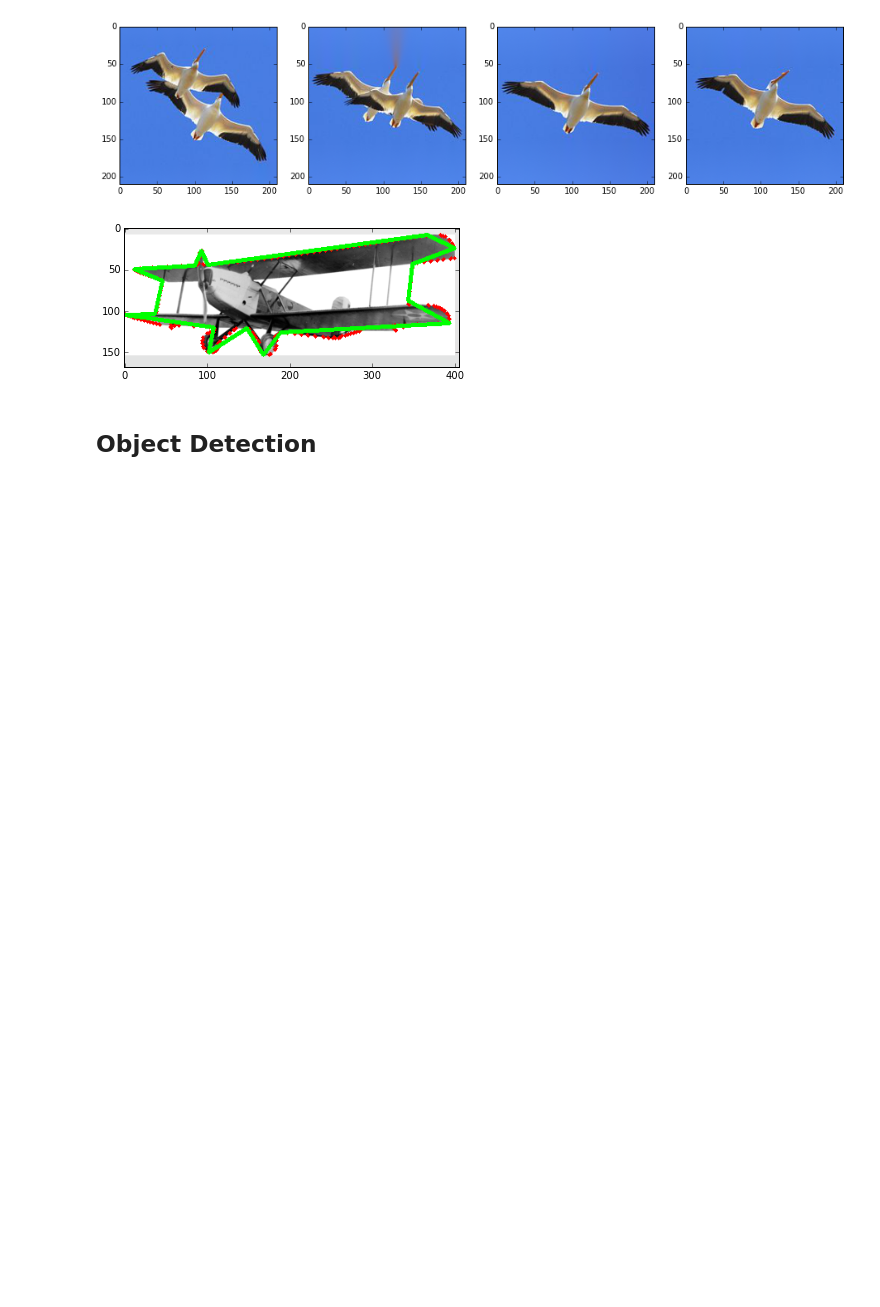
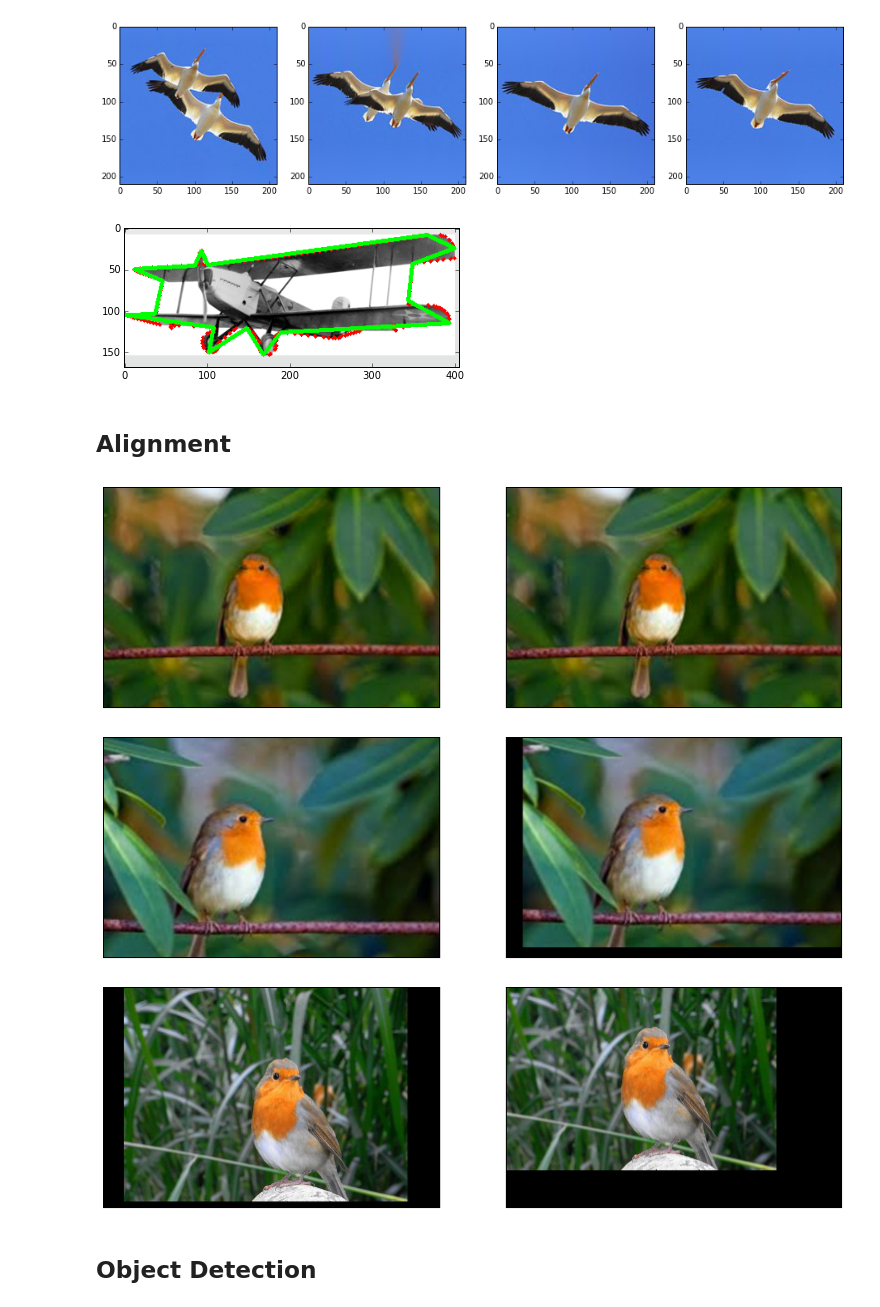
Before and after one commit to icoxfog417/cv_tutorial, a Jupyter notebook: for_machinelearning/OpenCVforMachineLearning.ipynb, the cells around one changed output. Drawn from its saved outputs; the diff is of its cells as text; code cells hidden in the pictures; blank space fills up the shorter version.

```diff
--- a/for_machinelearning/OpenCVforMachineLearning.ipynb
+++ b/for_machinelearning/OpenCVforMachineLearning.ipynb
@@ -21,7 +23,7 @@ def to_matplotlib_format(img):
     return cv2.cvtColor(img, cv2.COLOR_BGR2RGB)
 
 
-def imshow_before_after(path_or_img, func, before_as_gray=False, after_as_gray=False):
+def imshow_before_after(path_or_img, func, before_as_gray=False, after_as_gray=False, figsize=(16, 12)):
     before = path_or_img if isinstance(path_or_img, np.ndarray) else cv2.imread(path_or_img)
     after = func(path_or_img)
 
@@ -35,7 +37,7 @@ def imshow_before_after(path_or_img, func, before_as_gray=False, after_as_gray=F
             plt.imshow(to_matplotlib_format(img))
         plt.xticks([]), plt.yticks([])
 
-    fig = plt.figure(figsize=(16, 12))
+    fig = plt.figure(figsize=figsize)
     plt.subplot(121)
     imshow(before, before_as_gray)
     plt.subplot(122)
@@ -244,5 +242,51 @@ various_contours(IMG_FOR_CONTOUR)
 # %% [output]
 [figure]
+# %% [markdown]
+## Alignment
+# %%
+def align(base_img, target_img, warp_mode=cv2.MOTION_TRANSLATION, number_of_iterations=5000, termination_eps=1e-10):
+    base_gray = cv2.cvtColor(base_img, cv2.COLOR_BGR2GRAY)
+    target_gray = cv2.cvtColor(target_img, cv2.COLOR_BGR2GRAY)
+
+    # prepare transformation matrix
+    if warp_mode == cv2.MOTION_HOMOGRAPHY:
+        warp_matrix = np.eye(3, 3, dtype=np.float32)
+    else:
+        warp_matrix = np.eye(2, 3, dtype=np.float32)
+
+    criteria = (cv2.TERM_CRITERIA_EPS | cv2.TERM_CRITERIA_COUNT, number_of_iterations, termination_eps)
+    sz = base_img.shape
+
+    # estimate transformation
+    try:
+        (cc, warp_matrix) = cv2.findTransformECC(base_gray, target_gray, warp_matrix, warp_mode, criteria)
+
+        # execute transform
+        if warp_mode == cv2.MOTION_HOMOGRAPHY:
+            # Use warpPerspective for Homography
+            aligned = cv2.warpPerspective(target_img, warp_matrix, (sz[1], sz[0]), flags=cv2.INTER_LINEAR + cv2.WARP_INVERSE_MAP)
+        else :
+            # Use warpAffine for Translation, Euclidean and Affine
+            aligned = cv2.warpAffine(target_img, warp_matrix, (sz[1],sz[0]), flags=cv2.INTER_LINEAR + cv2.WARP_INVERSE_MAP)
+
+        return aligned
+    except Exception as ex:
+        print("can not align the image")
+        return target_img
+
+def show_align(paths):
+    base = cv2.imread(paths[0])
+    imshow_before_after(base, lambda b: b, figsize=(13.3, 12))
+
+    for p in paths[1:]:
+        img = cv2.imread(p)
+        imshow_before_after(img, lambda m: align(base, m), figsize=(13.3, 12))
+
+show_align(["./images/bird_transform_01.PNG", "./images/bird_transform_02.PNG", "./images/bird_transform_03.PNG"])
+# %% [output]
+[figure, added]
+[figure, added]
+[figure, added]
 # %% [markdown]
 ## Object Detection
 # %%
```
Also changed, not shown: parts of 6 cells of this notebook, 14 other files.
